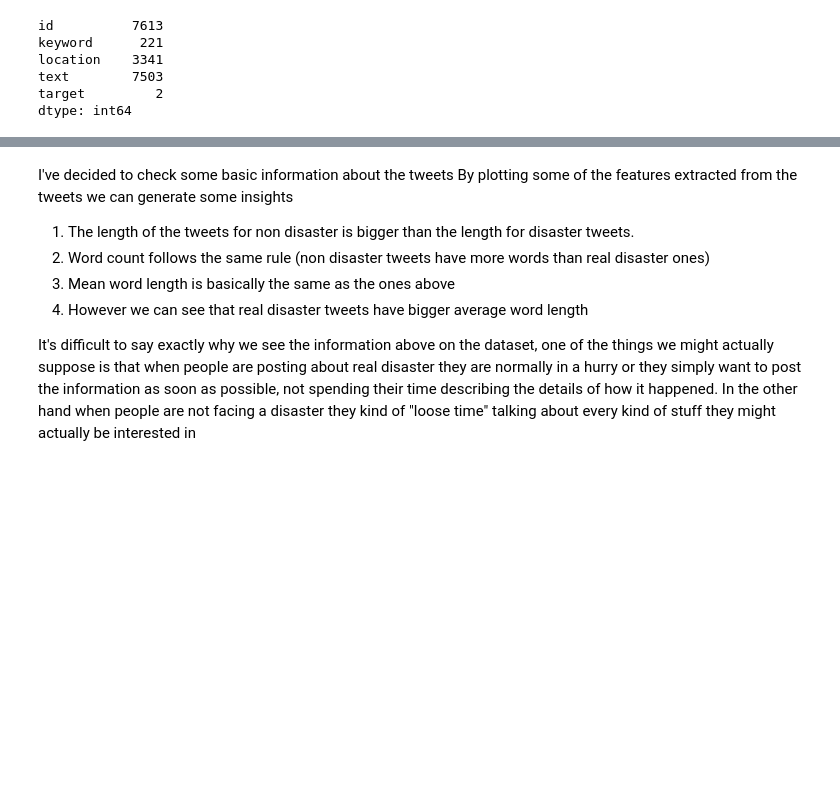
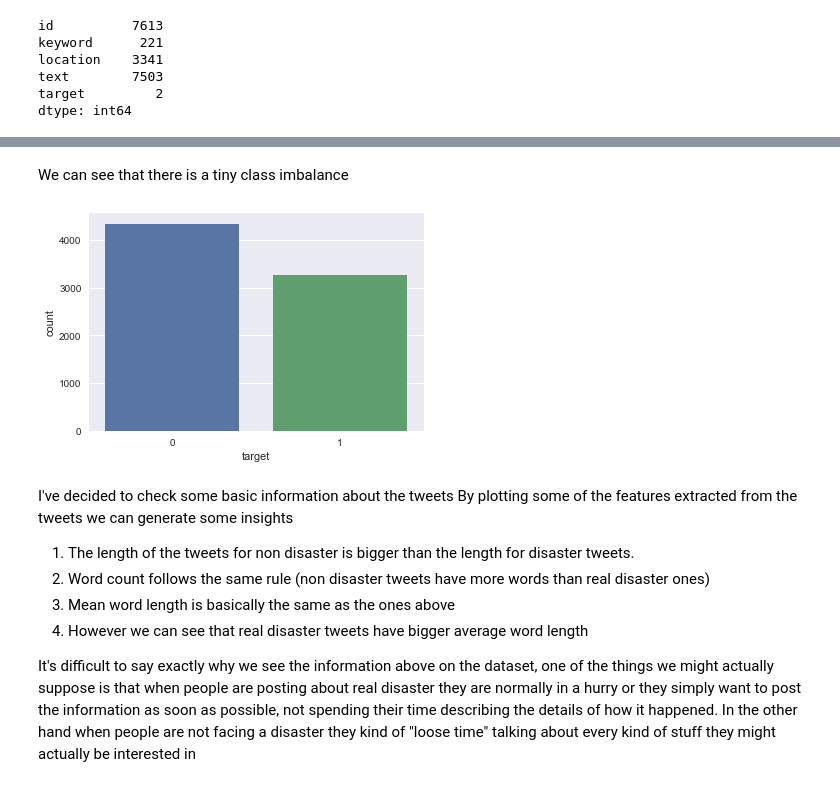
Before and after one commit to RodrigoSoares256/NLP, a Jupyter notebook: Disaster_tweets/disasterTweetsEDA.ipynb, the cells around one changed output, grey strips where cells are left out. Cells and saved outputs as stored; diff of their text form; code cells hidden in the pictures; blank space fills up the shorter version.

```diff
--- a/Disaster_tweets/disasterTweetsEDA.ipynb
+++ b/Disaster_tweets/disasterTweetsEDA.ipynb
@@ -53,3 +52,9 @@ plt.show()
+# %% [markdown]
+We can see that there is a tiny class imbalance
+# %%
+sns.countplot(data=train, x= 'target');
+# %% [output]
+[figure, added]
 # %% [markdown]
 I've decided to check some basic information about the tweets
 By plotting some of the features extracted from the tweets we can generate some insights
```
Also changed, not shown: parts of 10 cells of this notebook.
